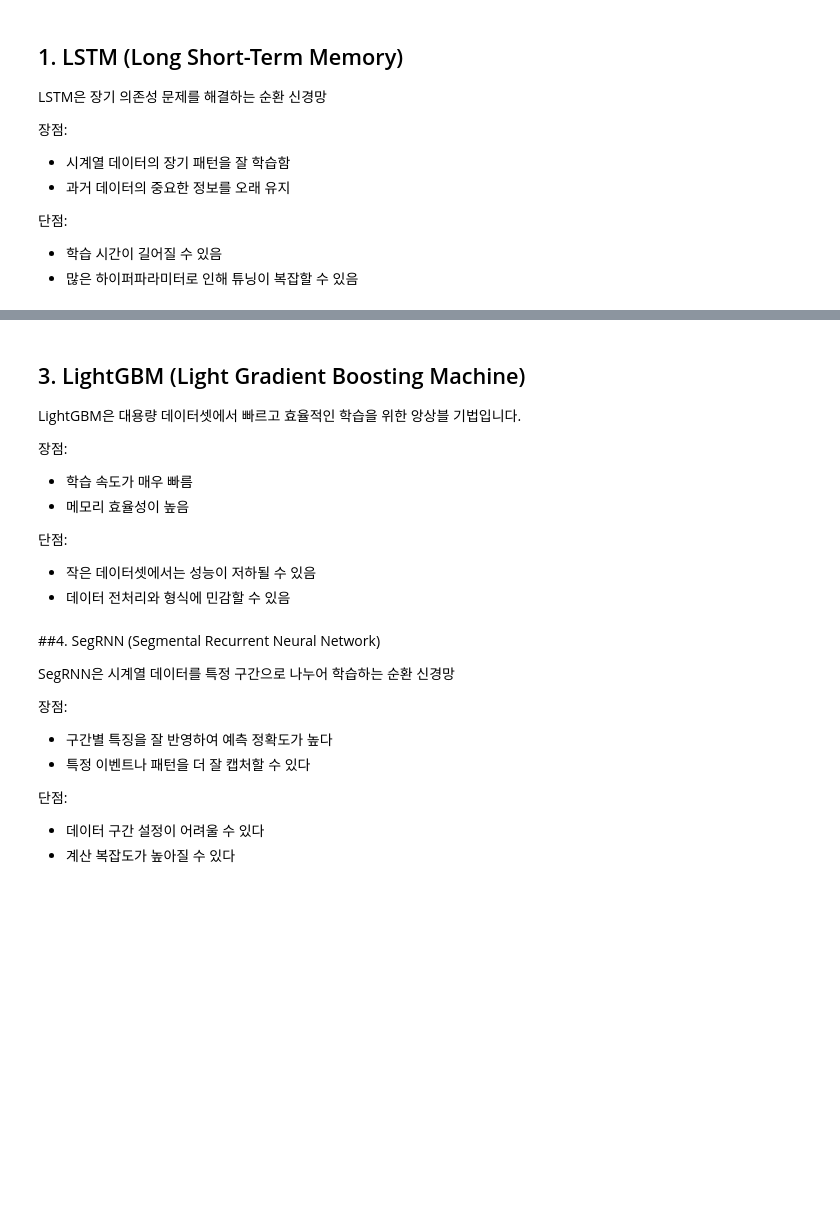
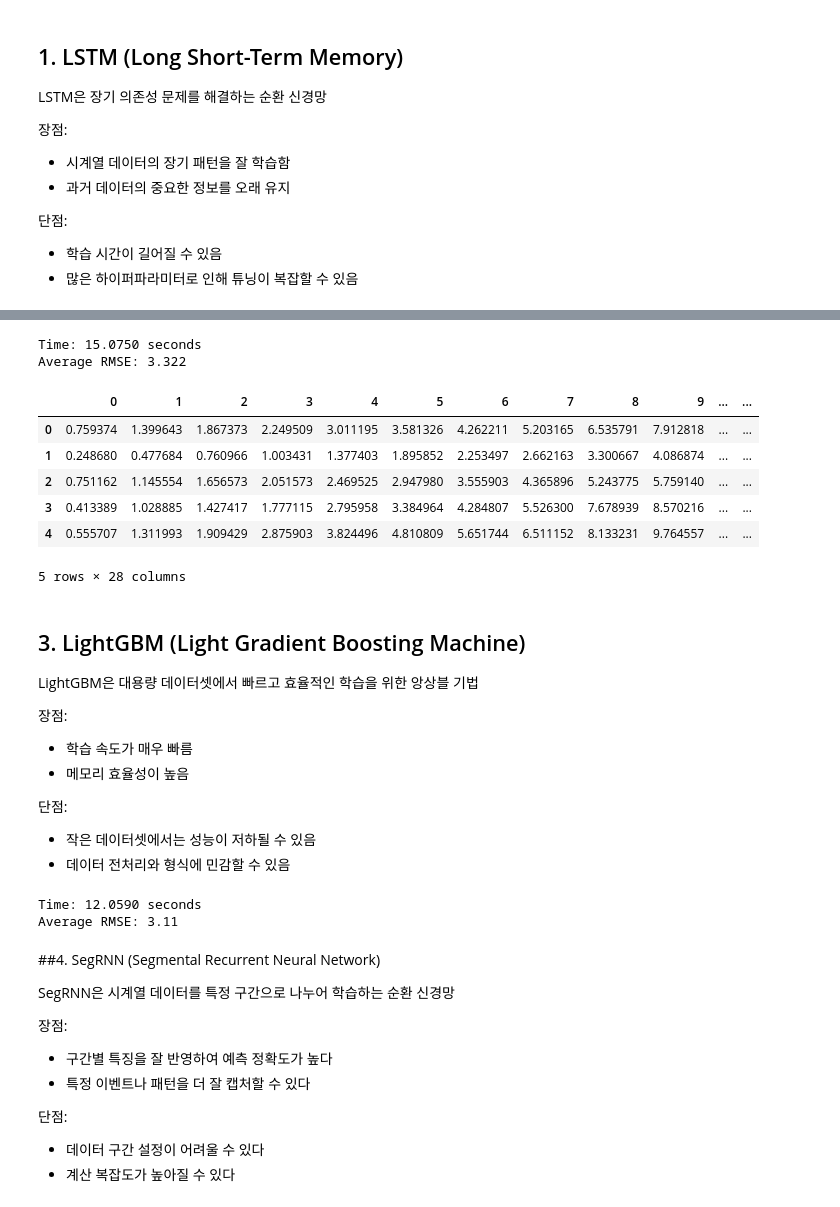
Before and after one commit to jangjung-coding/lettuce_predict_ai, a Jupyter notebook: lettuce_AI.ipynb, the cells around one changed output, grey strips where cells are left out. Drawn from its saved outputs; the diff is of its cells as text; code cells hidden in the pictures; blank space fills up the shorter version.

Commit message:
LSTM, XGBoost, LightGBM, Random Forest Regression 모델링

```diff
--- a/lettuce_AI.ipynb
+++ b/lettuce_AI.ipynb
@@ -200,3 +90,0 @@ Train Loss : [30.20961] Valid Loss : [24.79927]
-# %%
-test_input_list = sorted(glob.glob('./test_input/*.csv'))
-test_target_list = sorted(glob.glob('./test_target/*.csv'))
@@ -234,3 +214,10 @@ submission.close()
+# %%
+# 데이터 스케일링
+p_scaler = StandardScaler()
+p_scaler.fit(train_X)
+train_scaled = p_scaler.transform(train_X)
+test_scaled = p_scaler.transform(test_X)
+train_y = modified_target(train_y)
 # %% [markdown]
 # Modeling
 - LSTM : 순환 신경망(RNN)의 일종으로, 시간의 흐름에 따라 변하는 시계열 데이터를 잘 다룰 수 있는 모델
@@ -268,0 +370,14 @@ XGBoost는 결정 트리 기반의 강력한 앙상블 학습 기법입니다.
+# %%
+rmse_score = xgb_cv(train_X, train_y)
+print(f"Average RMSE: {rmse_score}")
+# %% [output]
+Time: 15.0750 seconds
+Average RMSE: 3.322
+# %%
+# xgb 모델 저장
+xgb = xgboost.XGBRegressor(n_estimators=100,
+                            tree_method='exact',
+                            random_state=42).fit(train_scaled,train_y)
+
+
+pickle.dump(xgb,open('./xgboost_best','wb'))
@@ -269,6 +387,41 @@ XGBoost는 결정 트리 기반의 강력한 앙상블 학습 기법입니다.
+# %%
+# 수정했던 타겟 값 원래대로 되돌리기
+def revert_target(pred_list):
+    result = []
+    for i in range(len(pred_list)):
+        if i % 28 == 0:
+            result.append(pred_list[i])
+        else:
+            num = result[-1] + pred_list[i]
+            result.append(num)
+    return result
+
+# 일별 상추 중량 확인
+def day_result(pred_list):
+    result = pd.DataFrame(columns=list(range(28)))
+    for idx in range(5):
+        day_data = pd.Series(pred_list[28 * idx:28 * (idx + 1)])
+        result = pd.concat([result, pd.DataFrame([day_data.values], columns=result.columns)], ignore_index=True)
+    return result
+# %%
+# 예측
+xgb_pred= xgb.predict(test_scaled)
+xgb_pred = revert_target(xgb_pred)
+
+# 케이스별 데이터 확인
+dr = day_result(xgb_pred)
+dr
+# %% [output]
+|  | 0 | 1 | 2 | 3 | 4 | 5 | 6 | 7 | 8 | 9 | ... | ... |
+| 0 | 0.759374 | 1.399643 | 1.867373 | 2.249509 | 3.011195 | 3.581326 | 4.262211 | 5.203165 | 6.535791 | 7.912818 | ... | ... |
+| 1 | 0.248680 | 0.477684 | 0.760966 | 1.003431 | 1.377403 | 1.895852 | 2.253497 | 2.662163 | 3.300667 | 4.086874 | ... | ... |
+| 2 | 0.751162 | 1.145554 | 1.656573 | 2.051573 | 2.469525 | 2.947980 | 3.555903 | 4.365896 | 5.243775 | 5.759140 | ... | ... |
+| 3 | 0.413389 | 1.028885 | 1.427417 | 1.777115 | 2.795958 | 3.384964 | 4.284807 | 5.526300 | 7.678939 | 8.570216 | ... | ... |
+| 4 | 0.555707 | 1.311993 | 1.909429 | 2.875903 | 3.824496 | 4.810809 | 5.651744 | 6.511152 | 8.133231 | 9.764557 | ... | ... |
+5 rows × 28 columns
 # %% [markdown]
 ## 3. LightGBM (Light Gradient Boosting Machine)
-LightGBM은 대용량 데이터셋에서 빠르고 효율적인 학습을 위한 앙상블 기법입니다.
+LightGBM은 대용량 데이터셋에서 빠르고 효율적인 학습을 위한 앙상블 기법
 
 장점:
 - 학습 속도가 매우 빠름
@@ -281,3 +453,9 @@ LightGBM은 대용량 데이터셋에서 빠르고 효율적인 학습을 위한
+# %%
+rmse_score = lgb_cv(train_X, train_y)
+print(f"Average RMSE: {rmse_score}")
+# %% [output]
+Time: 12.0590 seconds
+Average RMSE: 3.11
 # %% [markdown]
 ##4. SegRNN (Segmental Recurrent Neural Network)
 
```
Also changed, not shown: parts of 40 cells of this notebook.
